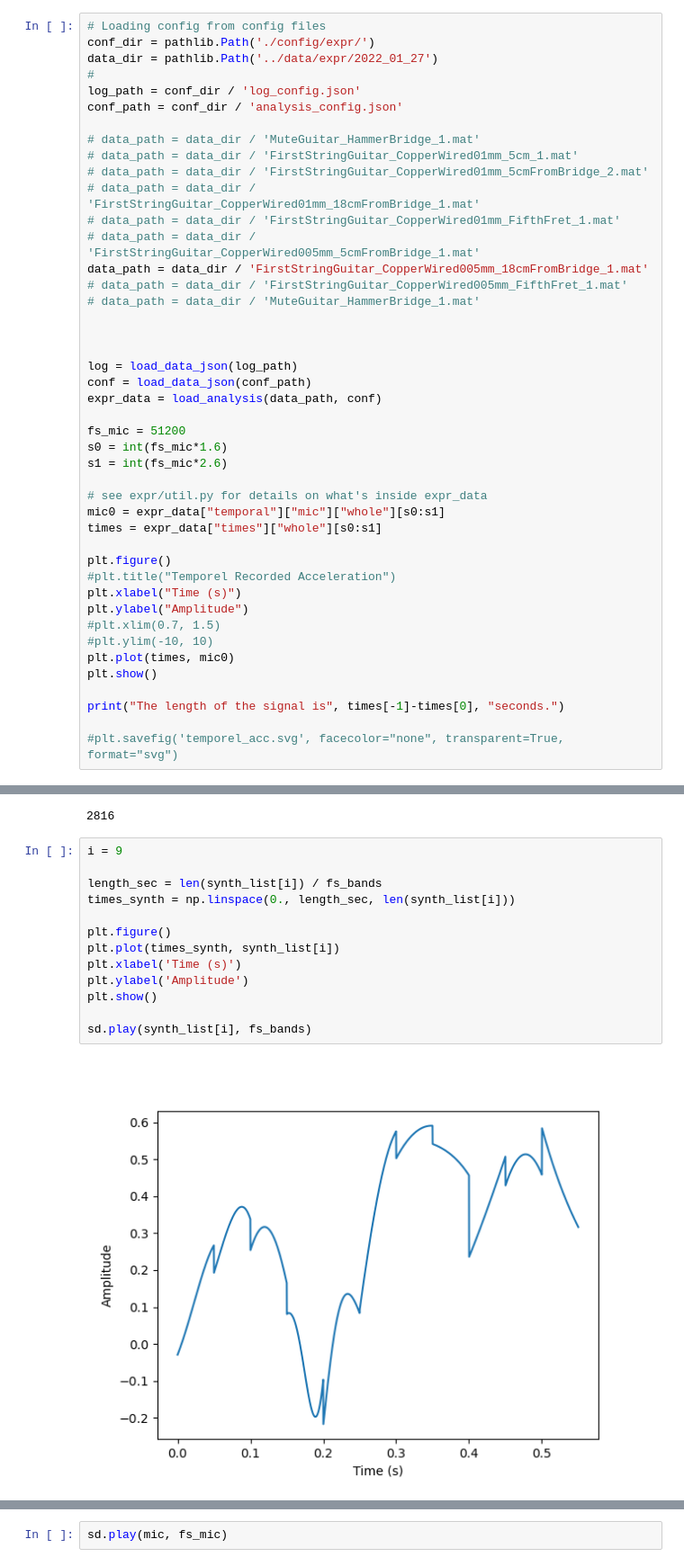
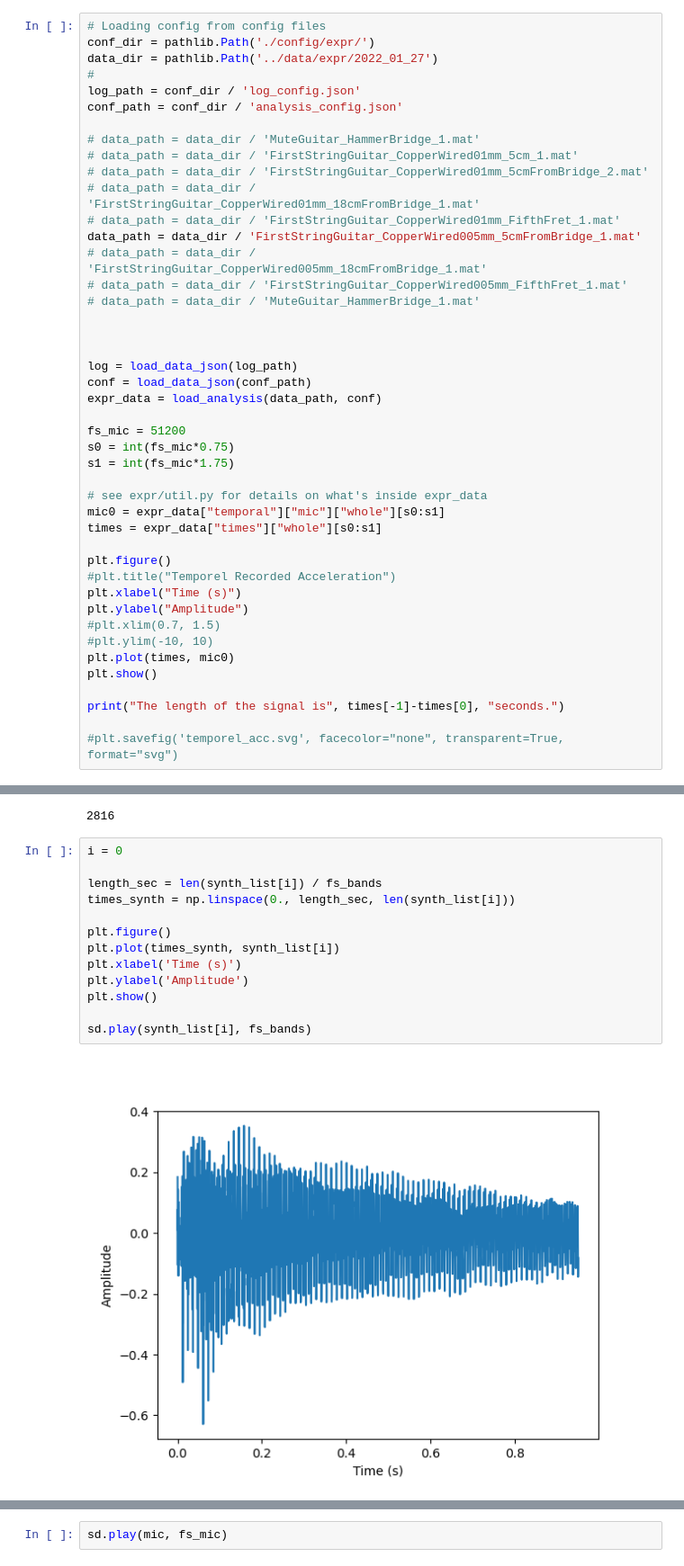
Before and after one commit to piptouque/atiam_pam_hrparam, a Jupyter notebook: source/hr_roy.ipynb, the cells around one changed output, grey strips where cells are left out. Shown at 90% size. Saved outputs shown, nothing was run; the diff lists cells and outputs as text.

```diff
--- a/source/hr_roy.ipynb
+++ b/source/hr_roy.ipynb
@@ -233,8 +233,8 @@ conf_path = conf_dir / 'analysis_config.json'
 # data_path = data_dir / 'FirstStringGuitar_CopperWired01mm_5cmFromBridge_2.mat'
 # data_path = data_dir / 'FirstStringGuitar_CopperWired01mm_18cmFromBridge_1.mat'
 # data_path = data_dir / 'FirstStringGuitar_CopperWired01mm_FifthFret_1.mat'
-# data_path = data_dir / 'FirstStringGuitar_CopperWired005mm_5cmFromBridge_1.mat'
-data_path = data_dir / 'FirstStringGuitar_CopperWired005mm_18cmFromBridge_1.mat'
+data_path = data_dir / 'FirstStringGuitar_CopperWired005mm_5cmFromBridge_1.mat'
+# data_path = data_dir / 'FirstStringGuitar_CopperWired005mm_18cmFromBridge_1.mat'
 # data_path = data_dir / 'FirstStringGuitar_CopperWired005mm_FifthFret_1.mat'
 # data_path = data_dir / 'MuteGuitar_HammerBridge_1.mat'
 
@@ -245,8 +245,8 @@ conf = load_data_json(conf_path)
 expr_data = load_analysis(data_path, conf)
 
 fs_mic = 51200
-s0 = int(fs_mic*1.6)
-s1 = int(fs_mic*2.6)
+s0 = int(fs_mic*0.75)
+s1 = int(fs_mic*1.75)
 
 # see expr/util.py for details on what's inside expr_data
 mic0 = expr_data["temporal"]["mic"]["whole"][s0:s1]
@@ -1049,20 +1088,20 @@ synth_band_up.shape
 # %% [output]
 2816
 # %%
-i = 9
+i = 0
 
 length_sec = len(synth_list[i]) / fs_bands
 times_synth = np.linspace(0., length_sec, len(synth_list[i]))
 
 plt.figure()
 plt.plot(times_synth, synth_list[i])
 plt.xlabel('Time (s)')
 plt.ylabel('Amplitude')
 plt.show()
 
 sd.play(synth_list[i], fs_bands)
 # %% [output]
-[figure, old version]
+[figure, new version]
 # %%
 times_final = np.linspace(0., length_sec, len(synth_final))
 
```
Also changed, not shown: parts of 12 cells of this notebook.
